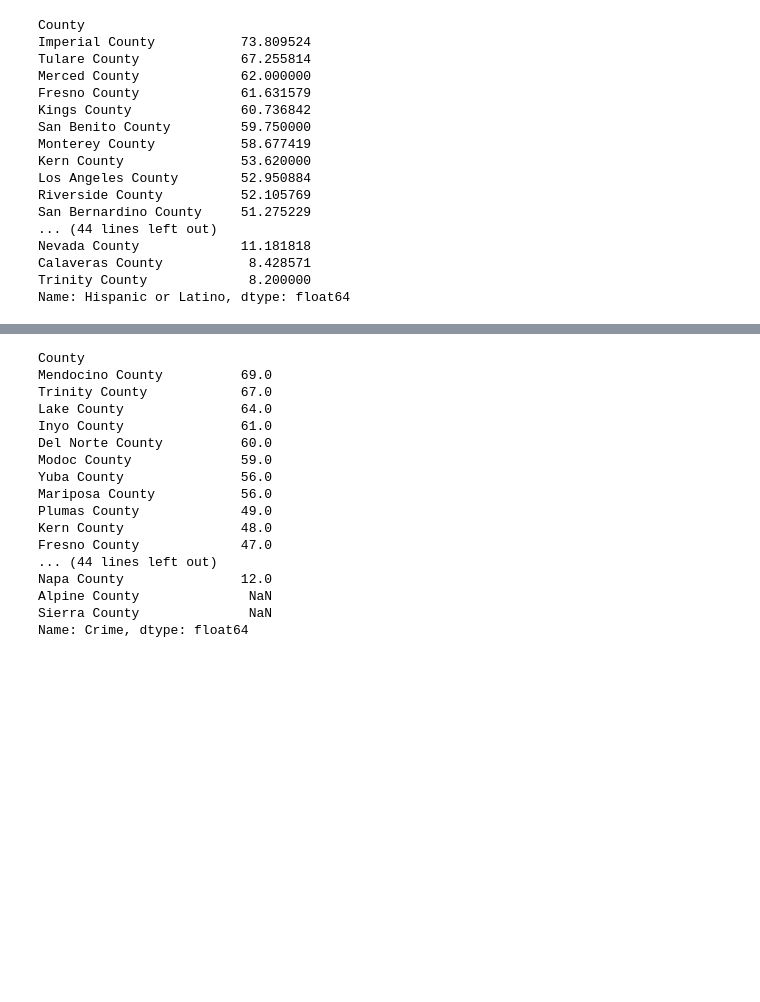
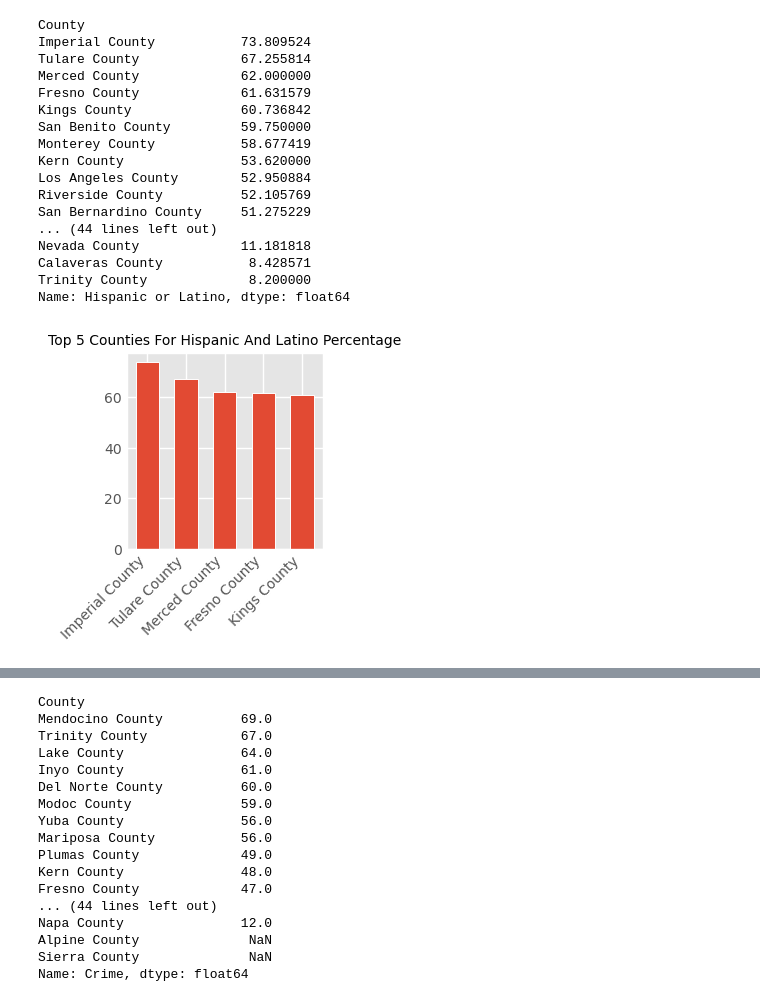
Before and after one commit to PerryWithAP/CDC-2026---Biokind-Team, a Jupyter notebook: Perry-Test.ipynb, the cells around one changed output, grey strips where cells are left out. Cells and saved outputs as stored; diff of their text form; code cells hidden in the pictures; blank space fills up the shorter version.

```diff
--- a/Perry-Test.ipynb
+++ b/Perry-Test.ipynb
@@ -478,8 +479,8 @@ Tuolumne County           0.000000
 Name: Native Hawaiian and Other Pacific Islander alone, dtype: float64
 # %%
 DF_CA_agg_Hispanic = DF_CA_agg["Hispanic or Latino"]
-DF_CA_agg_Asian_Sorted = DF_CA_agg_Asian.sort_values(ascending=False)
-DF_CA_agg_Asian_Sorted
+DF_CA_agg_Hispanic_Sorted = DF_CA_agg_Hispanic.sort_values(ascending=False)
+DF_CA_agg_Hispanic_Sorted
 # %% [output]
 County
 Imperial County           73.809524
@@ -498,6 +499,22 @@ Nevada County             11.181818
 Calaveras County           8.428571
 Trinity County             8.200000
 Name: Hispanic or Latino, dtype: float64
+# %%
+DF_CA_agg_Hispanic_top_10 = DF_CA_agg_Hispanic_Sorted[:5]
+
+plt.style.use('ggplot')
+
+fig, ax = plt.subplots()
+
+ax.bar(DF_CA_agg_Hispanic_top_10.index, DF_CA_agg_Hispanic_top_10, width=.6, edgecolor="white", linewidth=0.7)
+
+ax.set_xticks(DF_CA_agg_Hispanic_top_10.index)
+ax.set_xticklabels(DF_CA_agg_Hispanic_top_10.index, rotation=45, ha='right')
+ax.set_title("Top 5 Counties For Hispanic And Latino Percentage", fontsize=10)
+
+plt.show()
+# %% [output]
+[figure, added]
 # %%
 DF_CA_agg_White = DF_CA_agg["White alone"]
 DF_CA_agg_White_Sorted = DF_CA_agg_White.sort_values(ascending=False)
```
Also changed, not shown: parts of 10 cells of this notebook, 1 other file.
